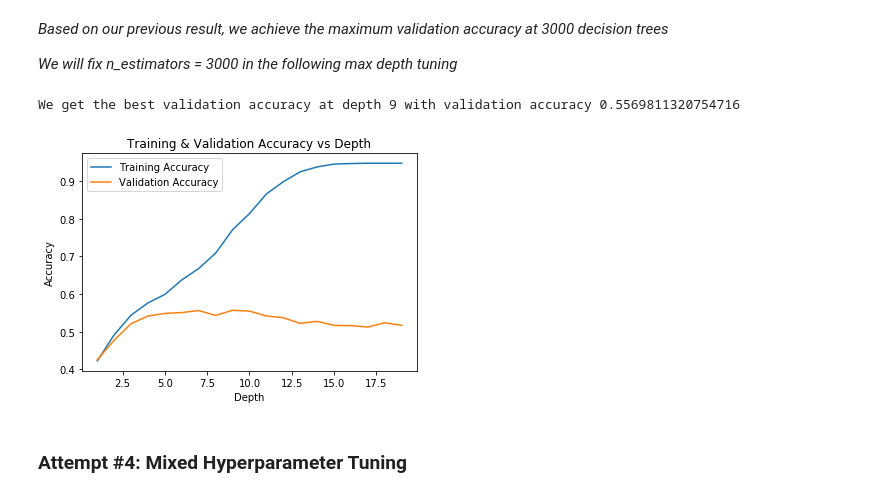
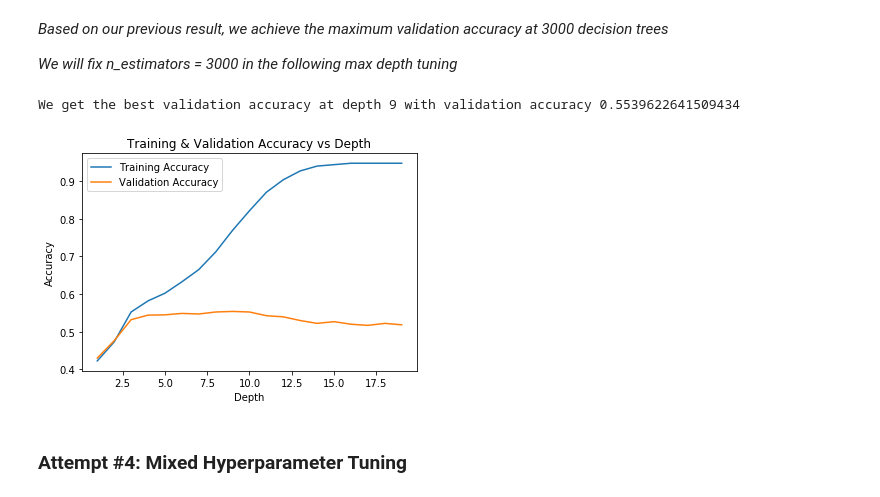
Before and after one commit to cole-rose/contra, a Jupyter notebook: final_proj.ipynb, the cells around one changed output. Drawn from its saved outputs; the diff is of its cells as text; code cells hidden in the pictures.

```diff
--- a/final_proj.ipynb
+++ b/final_proj.ipynb
@@ -426,13 +428,13 @@ We get the best validation accuracy with 560 number of trees and  with validatio
 *We will fix n_estimators = 3000 in the following max depth tuning*
 # %%
 depth_range = np.arange(1,20)
-train_acc, val_acc = max_depth_tuning("random forest", depth_range, 120)
+train_acc, val_acc = max_depth_tuning("random forest", depth_range, 560)
 plot_graph(train_acc,val_acc, depth_range, "Depth")
 best_depth = depth_range[np.argmax(val_acc)]
 print("We get the best validation accuracy at depth {} with validation accuracy {}".format(best_depth, max(val_acc)))
 # %% [output]
-We get the best validation accuracy at depth 9 with validation accuracy 0.5569811320754716
+We get the best validation accuracy at depth 9 with validation accuracy 0.5539622641509434
-[figure, old version]
+[figure, new version]
 # %% [markdown]
 ### Attempt #4: Mixed Hyperparameter Tuning
 # %%
```
Also changed, not shown: parts of 22 cells of this notebook.
